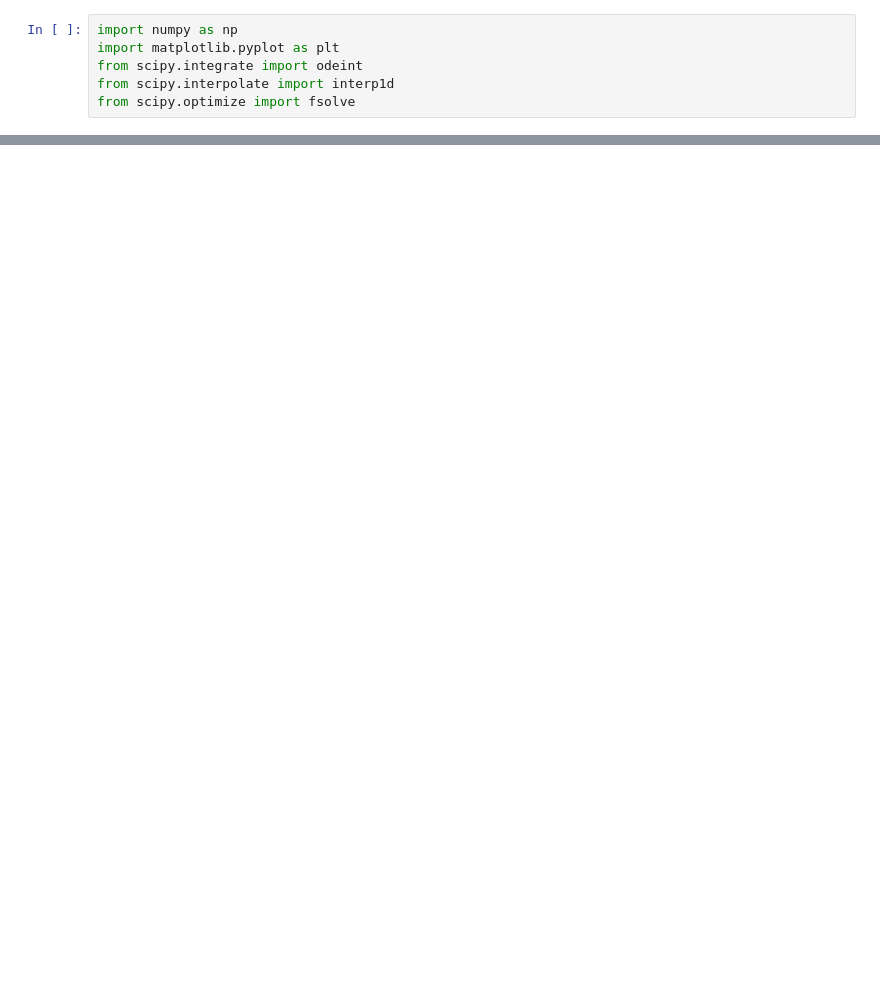
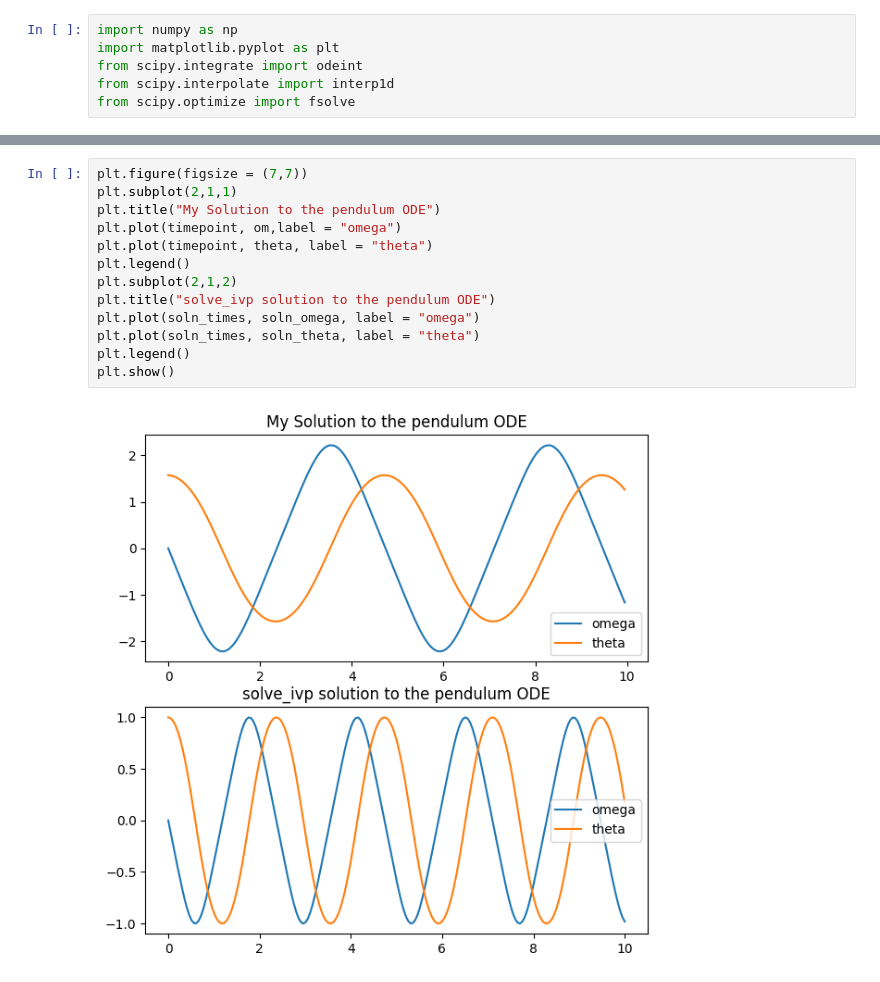
Before and after one commit to lewismcnish/Physics, a Jupyter notebook: Year_3/it_lab/task_2_bungee.ipynb, the cells around one changed output, grey strips where cells are left out. Saved outputs shown, nothing was run; the diff lists cells and outputs as text; blank space fills up the shorter version.

```diff
--- a/Year_3/it_lab/task_2_bungee.ipynb
+++ b/Year_3/it_lab/task_2_bungee.ipynb
@@ -95,0 +99,15 @@ soln_omega /= np.max(soln_omega)
+# %%
+plt.figure(figsize = (7,7))
+plt.subplot(2,1,1)
+plt.title("My Solution to the pendulum ODE")
+plt.plot(timepoint, om,label = "omega")
+plt.plot(timepoint, theta, label = "theta")
+plt.legend()
+plt.subplot(2,1,2)
+plt.title("solve_ivp solution to the pendulum ODE")
+plt.plot(soln_times, soln_omega, label = "omega")
+plt.plot(soln_times, soln_theta, label = "theta")
+plt.legend()
+plt.show()
+# %% [output]
+[figure, added]
```
Also changed, not shown: parts of 5 cells of this notebook, 1 other file.
